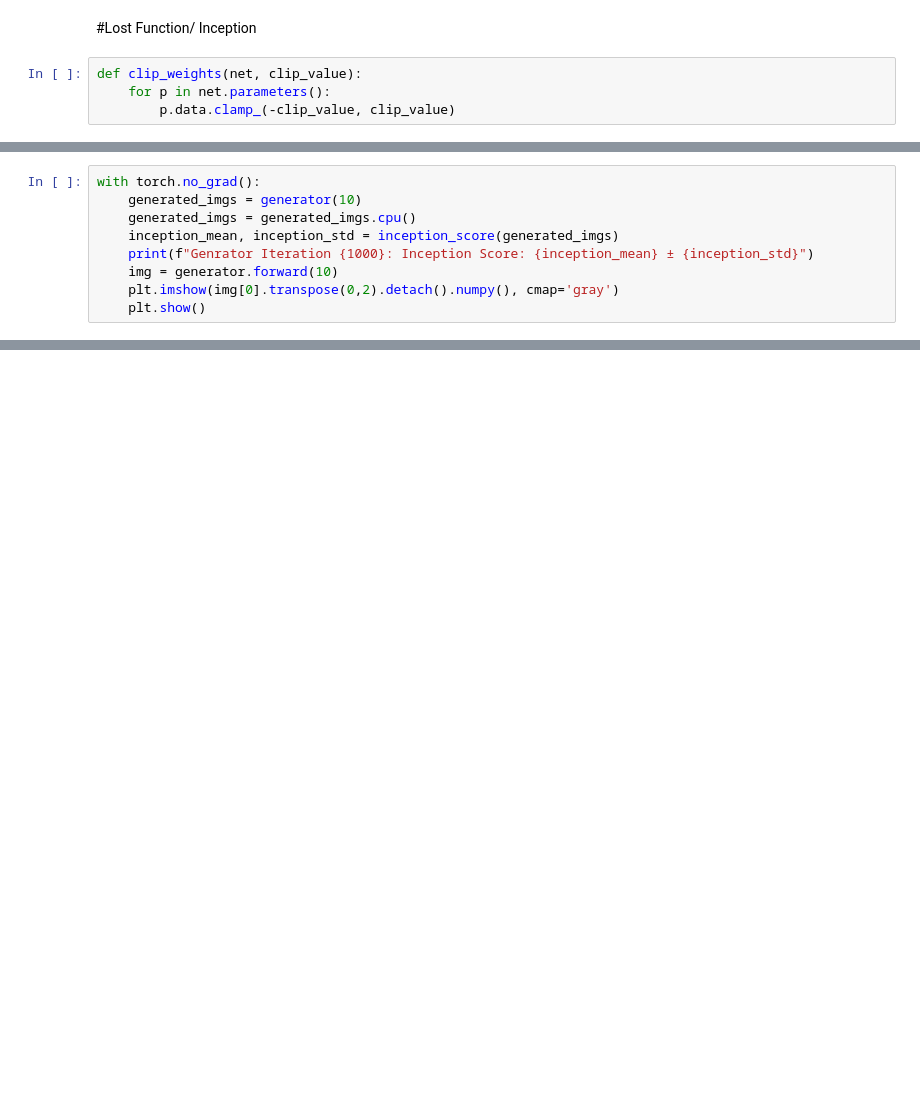
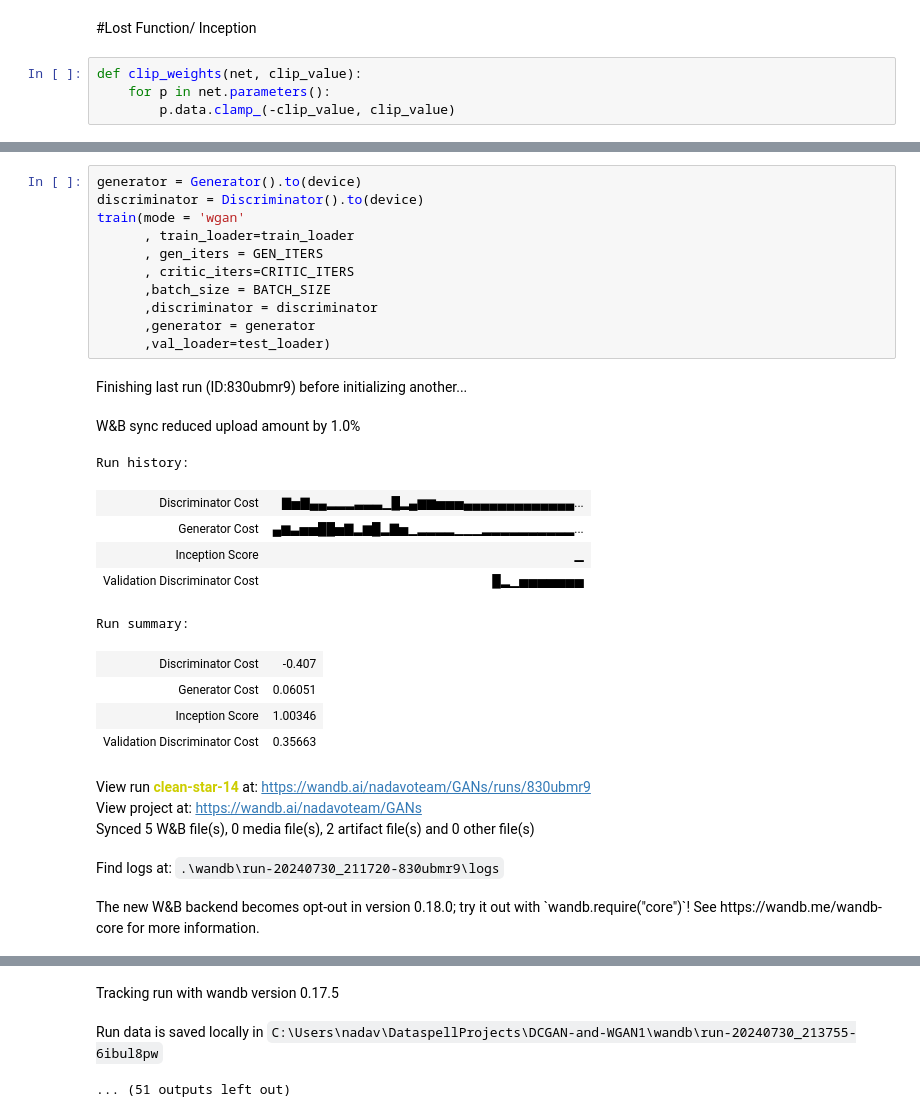
Before and after one commit to nadavo11/DCGANs-and-WGANs, a Jupyter notebook: DCGAN and WGAN.ipynb, the cells around one changed output, grey strips where cells are left out. Saved outputs shown, nothing was run; the diff lists cells and outputs as text; blank space fills up the shorter version.

```diff
--- a/DCGAN and WGAN.ipynb
+++ b/DCGAN and WGAN.ipynb
@@ -520,9 +500,0 @@ can be remooved
-# %%
-with torch.no_grad():
-    generated_imgs = generator(10)
-    generated_imgs = generated_imgs.cpu()
-    inception_mean, inception_std = inception_score(generated_imgs)
-    print(f"Genrator Iteration {1000}: Inception Score: {inception_mean} ± {inception_std}")
-    img = generator.forward(10)
-    plt.imshow(img[0].transpose(0,2).detach().numpy(), cmap='gray')
-    plt.show()
@@ -528,0 +617,29 @@ with torch.no_grad():
+# %%
+generator = Generator().to(device)
+discriminator = Discriminator().to(device)
+train(mode = 'wgan'
+      , train_loader=train_loader
+      , gen_iters = GEN_ITERS
+      , critic_iters=CRITIC_ITERS
+      ,batch_size = BATCH_SIZE
+      ,discriminator = discriminator
+      ,generator = generator
+      ,val_loader=test_loader)
+# %% [output]
+Finishing last run (ID:830ubmr9) before initializing another...
+W&B sync reduced upload amount by 1.0%
+Run history:
+| Discriminator Cost | ▇▅▇▄▄▂▂▂▃▃▃▁█▂▄▆▆▅▅▅▄▄▄▄▄▄▄▄▄▄▄▄▄... |
+| Generator Cost | ▄▆▃▅▅██▅▇▂▆█▂▇▅▁▂▂▂▂▁▁▁▂▂▂▂▂▂▂▂▂▂... |
+| Inception Score | ▁ |
+| Validation Discriminator Cost | █▂▁▅▅▅▅▅▅▅ |
+Run summary:
+| Discriminator Cost | -0.407 |
+| Generator Cost | 0.06051 |
+| Inception Score | 1.00346 |
+| Validation Discriminator Cost | 0.35663 |
+View run clean-star-14 at: https://wandb.ai/nadavoteam/GANs/runs/830ubmr9
+View project at: https://wandb.ai/nadavoteam/GANs
+Synced 5 W&B file(s), 0 media file(s), 2 artifact file(s) and 0 other file(s)
+Find logs at: .\wandb\run-20240730_211720-830ubmr9\logs
+The new W&B backend becomes opt-out in version 0.18.0; try it out with `wandb.require("core")`! See https://wandb.me/wandb-core for more information.
@@ -528,0 +647,3 @@ with torch.no_grad():
+Tracking run with wandb version 0.17.5
+Run data is saved locally in C:\Users\nadav\DataspellProjects\DCGAN-and-WGAN1\wandb\run-20240730_213755-6ibul8pw
+... (51 outputs left out)
```
Also changed, not shown: parts of 11 cells of this notebook.
